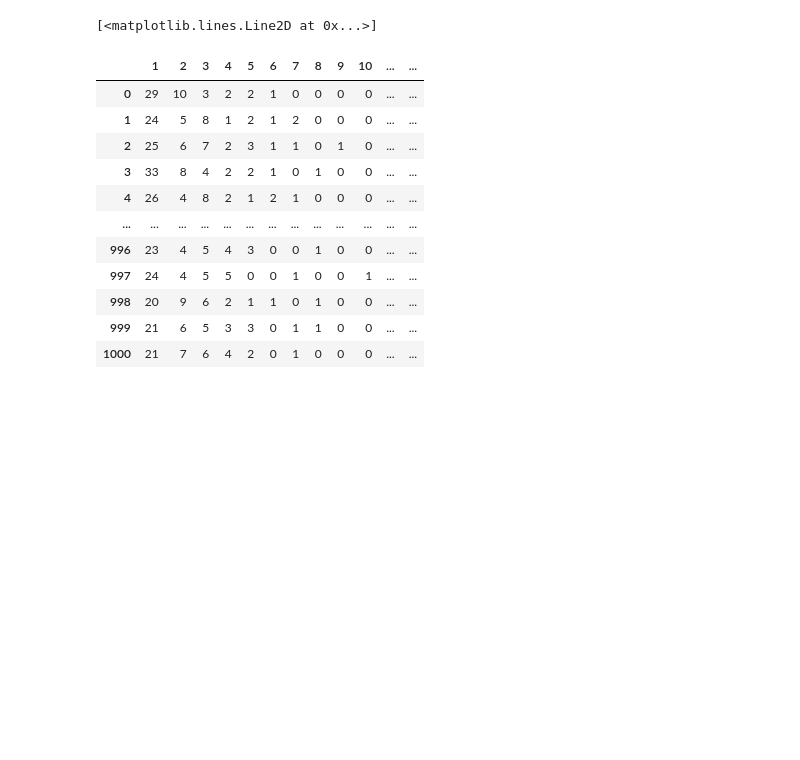
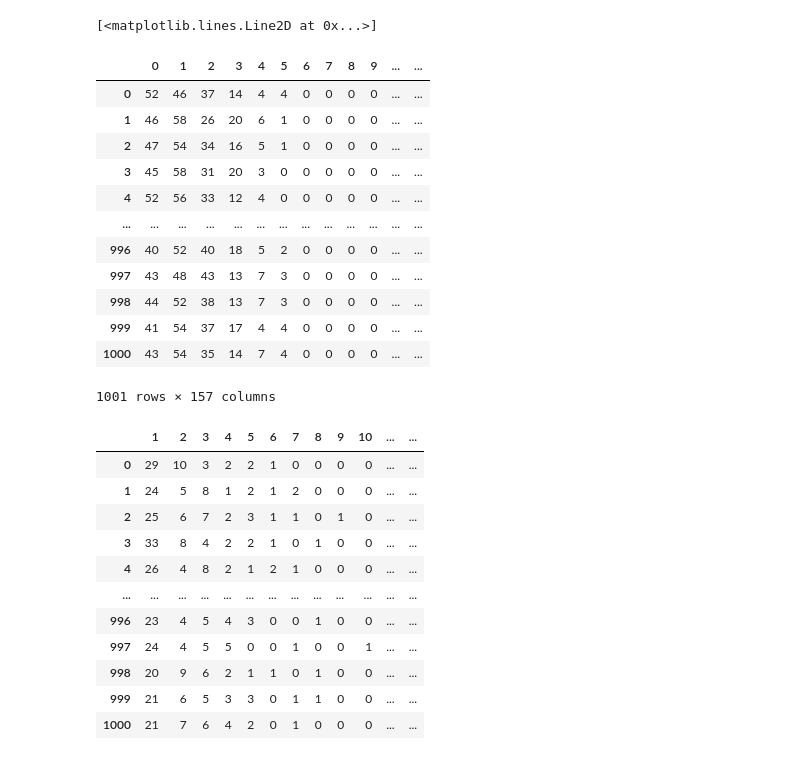
Before and after one commit to avi1299/KDP_Clustering, a Jupyter notebook: Clustering_Metric.ipynb, the cells around one changed output. Cells and saved outputs as stored; diff of their text form; code cells hidden in the pictures; blank space fills up the shorter version.

Commit message:
Added dumping statistics about ION neighbours to COUNTERION  molecules

```diff
--- a/Clustering_Metric.ipynb
+++ b/Clustering_Metric.ipynb
@@ -18,6 +18,27 @@ cluster_size_count=pd.read_csv("./bin/cluster_statistics.dat",header=None,index_
 cluster_size_count=cluster_size_count.drop(axis=1, columns=cluster_size_count.shape[1]-1)
 cluster_size_count.columns=range(1,cluster_size_count.shape[1]+1)
 no_of_molecules=cluster_size_count.shape[1]
+# %%
+Kstats=pd.read_csv("./bin/Kstatistics.dat",header=None,index_col=None,sep=" ")
+Kstats=Kstats.drop(axis=1, columns=Kstats.shape[1]-1)
+#cluster_size_count.columns=range(1,cluster_size_count.shape[1]+1)
+#no_of_molecules=cluster_size_count.shape[1]
+#Kstats.shape[1]
+Kstats
+# %% [output]
+|  | 0 | 1 | 2 | 3 | 4 | 5 | 6 | 7 | 8 | 9 | ... | ... |
+| 0 | 52 | 46 | 37 | 14 | 4 | 4 | 0 | 0 | 0 | 0 | ... | ... |
+| 1 | 46 | 58 | 26 | 20 | 6 | 1 | 0 | 0 | 0 | 0 | ... | ... |
+| 2 | 47 | 54 | 34 | 16 | 5 | 1 | 0 | 0 | 0 | 0 | ... | ... |
+| 3 | 45 | 58 | 31 | 20 | 3 | 0 | 0 | 0 | 0 | 0 | ... | ... |
+| 4 | 52 | 56 | 33 | 12 | 4 | 0 | 0 | 0 | 0 | 0 | ... | ... |
+| ... | ... | ... | ... | ... | ... | ... | ... | ... | ... | ... | ... | ... |
+| 996 | 40 | 52 | 40 | 18 | 5 | 2 | 0 | 0 | 0 | 0 | ... | ... |
+| 997 | 43 | 48 | 43 | 13 | 7 | 3 | 0 | 0 | 0 | 0 | ... | ... |
+| 998 | 44 | 52 | 38 | 13 | 7 | 3 | 0 | 0 | 0 | 0 | ... | ... |
+| 999 | 41 | 54 | 37 | 17 | 4 | 4 | 0 | 0 | 0 | 0 | ... | ... |
+| 1000 | 43 | 54 | 35 | 14 | 7 | 4 | 0 | 0 | 0 | 0 | ... | ... |
+1001 rows × 157 columns
 # %%
 cluster_size_count
 # %% [output]
```
Also changed, not shown: parts of 3 cells of this notebook, 4 other files.
